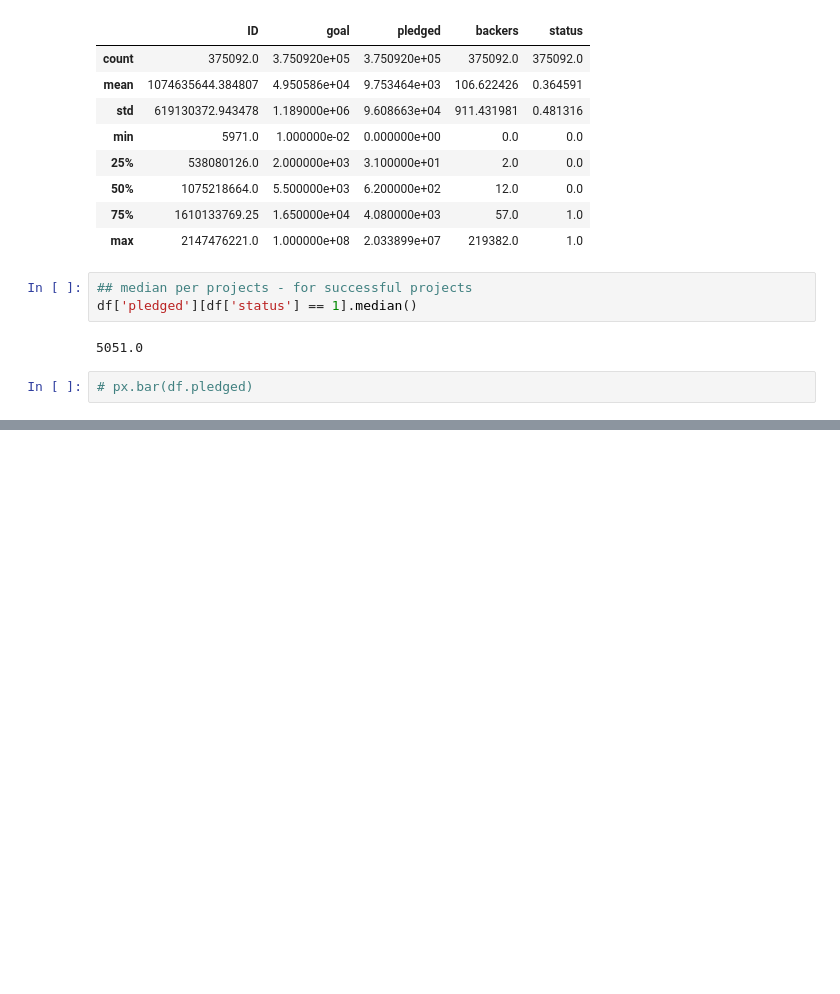
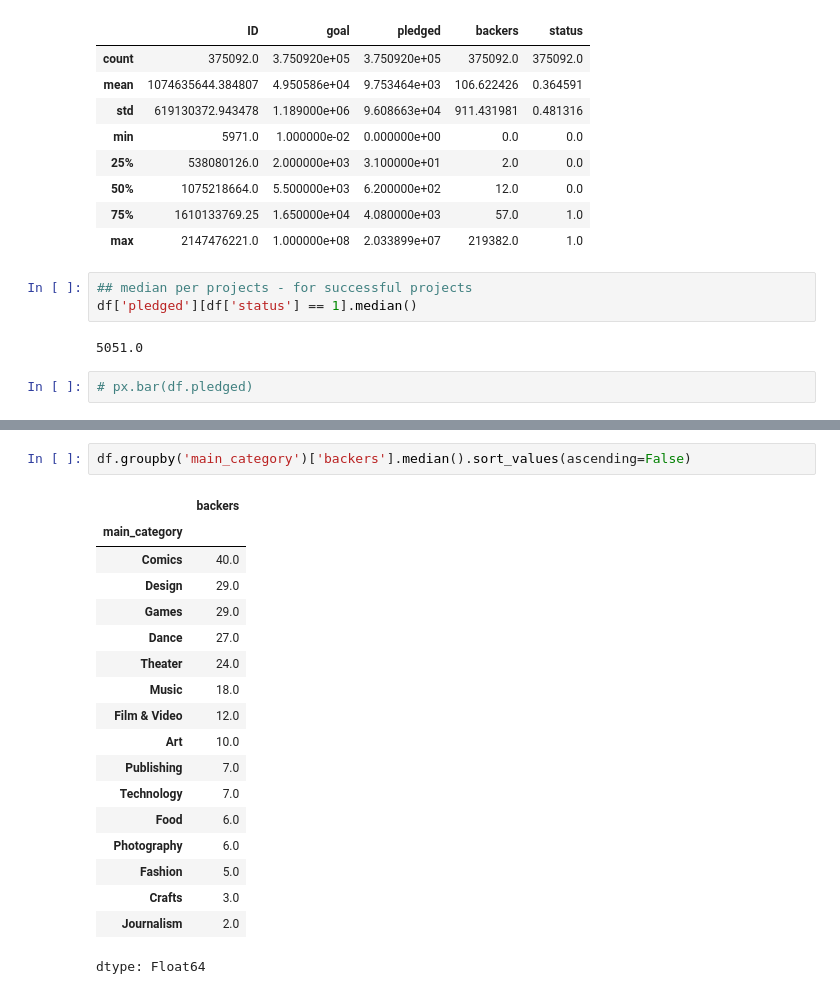
Before and after one commit to rathoddharmendra/kickstarter_projects-success-analysis, a Jupyter notebook: kickstarter_analysis_notebook.ipynb, the cells around one changed output, grey strips where cells are left out. Saved outputs shown, nothing was run; the diff lists cells and outputs as text; blank space fills up the shorter version.

```diff
--- a/kickstarter_analysis_notebook.ipynb
+++ b/kickstarter_analysis_notebook.ipynb
@@ -120,0 +249,21 @@ px.bar(df.groupby('main_category')['pledged'].median().sort_values(ascending=Fal
+# %%
+df.groupby('main_category')['backers'].median().sort_values(ascending=False)
+# %% [output]
+|  | backers |
+| main_category |  |
+| Comics | 40.0 |
+| Design | 29.0 |
+| Games | 29.0 |
+| Dance | 27.0 |
+| Theater | 24.0 |
+| Music | 18.0 |
+| Film & Video | 12.0 |
+| Art | 10.0 |
+| Publishing | 7.0 |
+| Technology | 7.0 |
+| Food | 6.0 |
+| Photography | 6.0 |
+| Fashion | 5.0 |
+| Crafts | 3.0 |
+| Journalism | 2.0 |
+dtype: Float64
```
Also changed, not shown: parts of 18 cells of this notebook.
